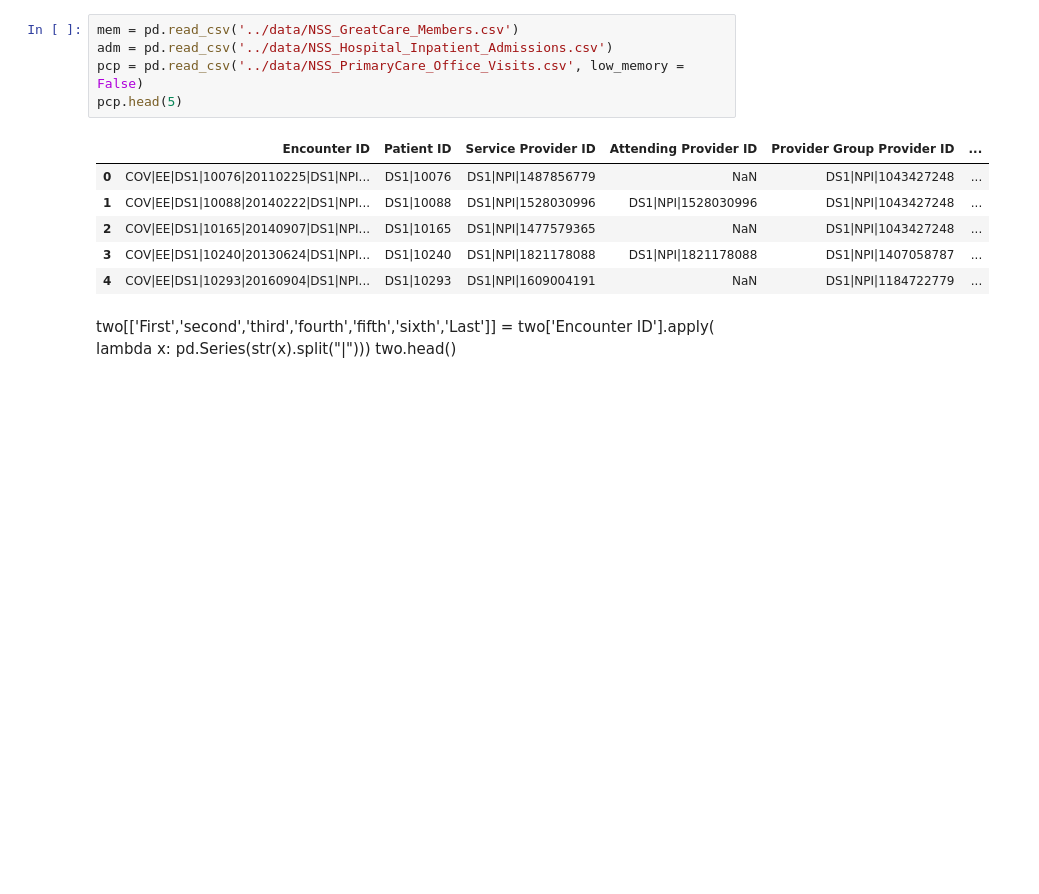
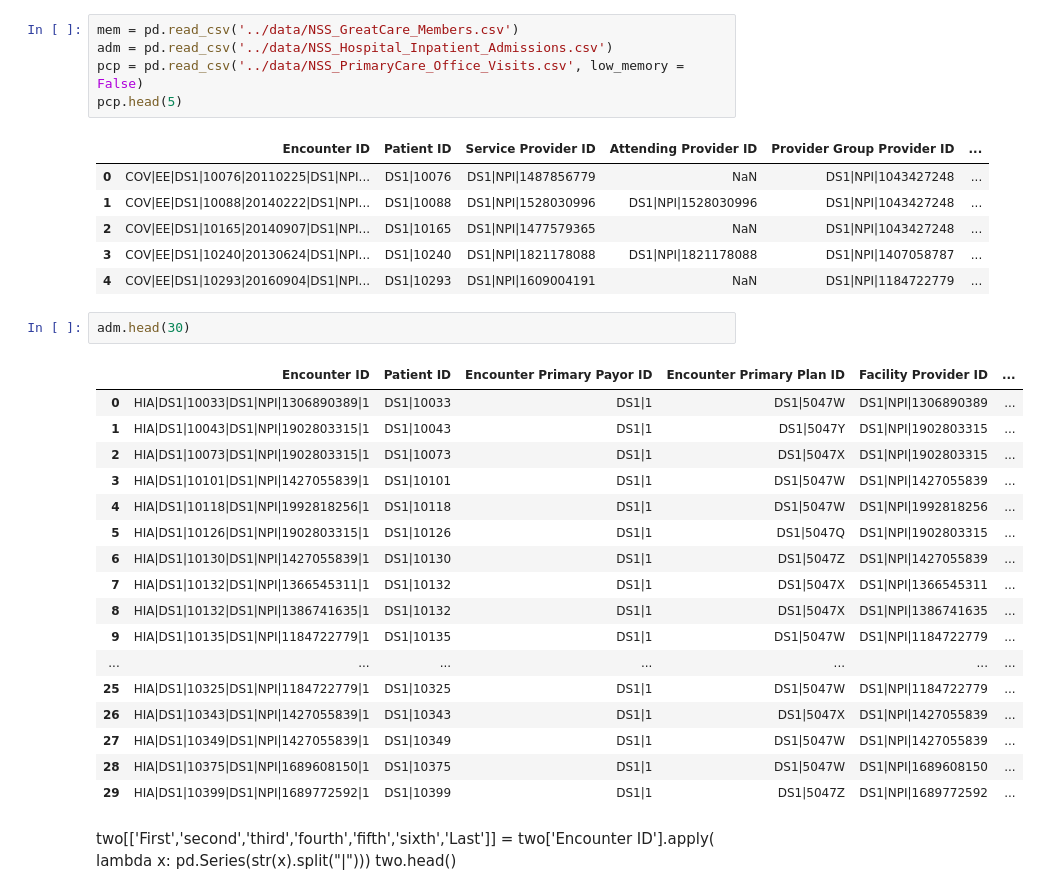
Before and after one commit to tipearso/hospital-readmissions, a Jupyter notebook: notebooks/plots.ipynb, the cells around one changed output. Cells and saved outputs as stored; diff of their text form; blank space fills up the shorter version.

```diff
--- a/notebooks/plots.ipynb
+++ b/notebooks/plots.ipynb
@@ -20,6 +20,26 @@ pcp.head(5)
 | 2 | COV|EE|DS1|10165|20140907|DS1|NPI... | DS1|10165 | DS1|NPI|1477579365 | NaN | DS1|NPI|1043427248 | ... |
 | 3 | COV|EE|DS1|10240|20130624|DS1|NPI... | DS1|10240 | DS1|NPI|1821178088 | DS1|NPI|1821178088 | DS1|NPI|1407058787 | ... |
 | 4 | COV|EE|DS1|10293|20160904|DS1|NPI... | DS1|10293 | DS1|NPI|1609004191 | NaN | DS1|NPI|1184722779 | ... |
+# %%
+adm.head(30)
+# %% [output]
+|  | Encounter ID | Patient ID | Encounter Primary Payor ID | Encounter Primary Plan ID | Facility Provider ID | ... |
+| 0 | HIA|DS1|10033|DS1|NPI|1306890389|1 | DS1|10033 | DS1|1 | DS1|5047W | DS1|NPI|1306890389 | ... |
+| 1 | HIA|DS1|10043|DS1|NPI|1902803315|1 | DS1|10043 | DS1|1 | DS1|5047Y | DS1|NPI|1902803315 | ... |
+| 2 | HIA|DS1|10073|DS1|NPI|1902803315|1 | DS1|10073 | DS1|1 | DS1|5047X | DS1|NPI|1902803315 | ... |
+| 3 | HIA|DS1|10101|DS1|NPI|1427055839|1 | DS1|10101 | DS1|1 | DS1|5047W | DS1|NPI|1427055839 | ... |
+| 4 | HIA|DS1|10118|DS1|NPI|1992818256|1 | DS1|10118 | DS1|1 | DS1|5047W | DS1|NPI|1992818256 | ... |
+| 5 | HIA|DS1|10126|DS1|NPI|1902803315|1 | DS1|10126 | DS1|1 | DS1|5047Q | DS1|NPI|1902803315 | ... |
+| 6 | HIA|DS1|10130|DS1|NPI|1427055839|1 | DS1|10130 | DS1|1 | DS1|5047Z | DS1|NPI|1427055839 | ... |
+| 7 | HIA|DS1|10132|DS1|NPI|1366545311|1 | DS1|10132 | DS1|1 | DS1|5047X | DS1|NPI|1366545311 | ... |
+| 8 | HIA|DS1|10132|DS1|NPI|1386741635|1 | DS1|10132 | DS1|1 | DS1|5047X | DS1|NPI|1386741635 | ... |
+| 9 | HIA|DS1|10135|DS1|NPI|1184722779|1 | DS1|10135 | DS1|1 | DS1|5047W | DS1|NPI|1184722779 | ... |
+| ... | ... | ... | ... | ... | ... | ... |
+| 25 | HIA|DS1|10325|DS1|NPI|1184722779|1 | DS1|10325 | DS1|1 | DS1|5047W | DS1|NPI|1184722779 | ... |
+| 26 | HIA|DS1|10343|DS1|NPI|1427055839|1 | DS1|10343 | DS1|1 | DS1|5047X | DS1|NPI|1427055839 | ... |
+| 27 | HIA|DS1|10349|DS1|NPI|1427055839|1 | DS1|10349 | DS1|1 | DS1|5047W | DS1|NPI|1427055839 | ... |
+| 28 | HIA|DS1|10375|DS1|NPI|1689608150|1 | DS1|10375 | DS1|1 | DS1|5047W | DS1|NPI|1689608150 | ... |
+| 29 | HIA|DS1|10399|DS1|NPI|1689772592|1 | DS1|10399 | DS1|1 | DS1|5047Z | DS1|NPI|1689772592 | ... |
 # %% [markdown]
 two[['First','second','third','fourth','fifth','sixth','Last']] = two['Encounter ID'].apply(
    lambda x: pd.Series(str(x).split("|")))
```
Also changed, not shown: parts of 20 cells of this notebook.
